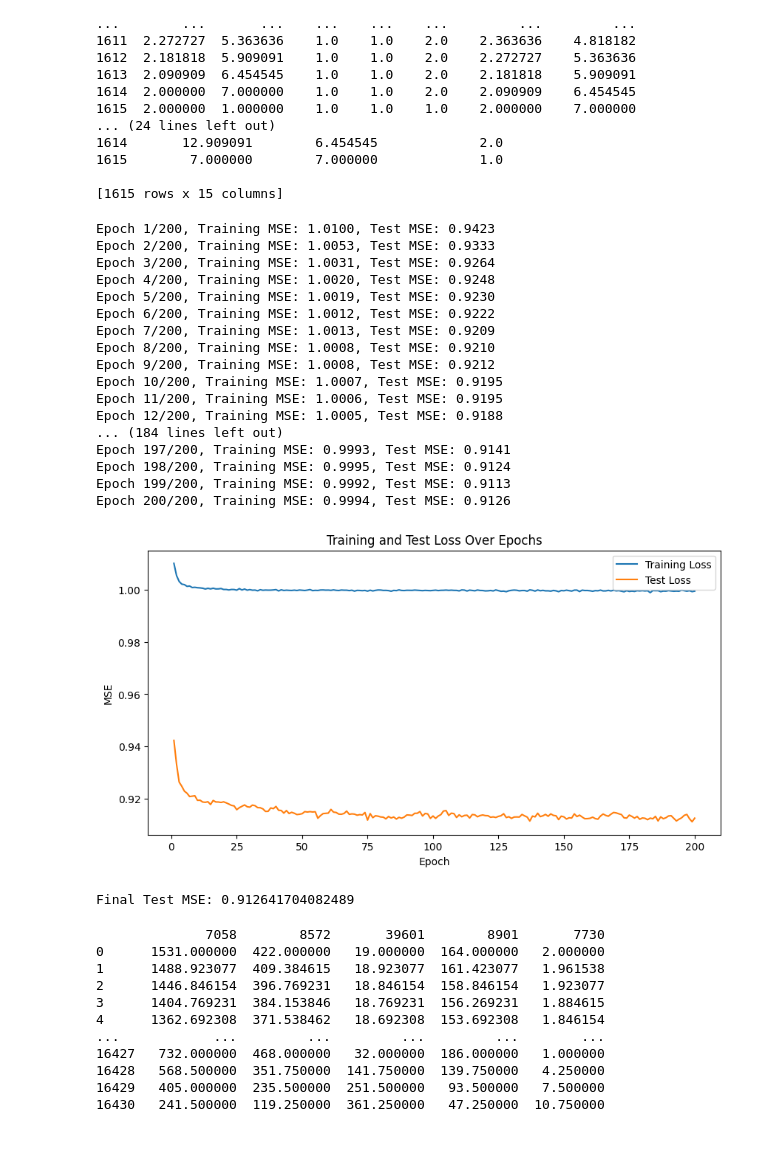
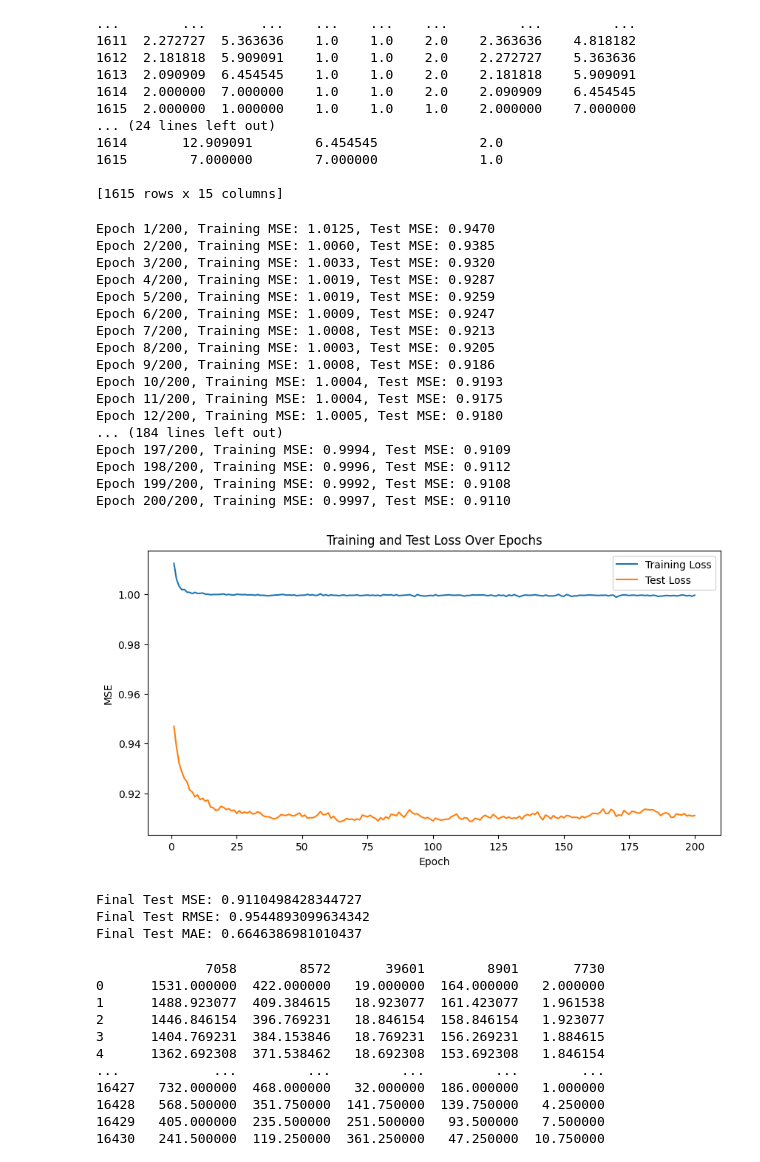
Before and after one commit to ANCP2021/ML-on-Graphs-Project, a Jupyter notebook: Models/Neural_Networks/LSTM_Modified.ipynb, the cells around one changed output. Cells and saved outputs as stored; diff of their text form; code cells hidden in the pictures.

```diff
--- a/Models/Neural_Networks/LSTM_Modified.ipynb
+++ b/Models/Neural_Networks/LSTM_Modified.ipynb
@@ -93,13 +92,24 @@ model = Sequential([
 ])
 
 model.compile(optimizer='adam', loss='mean_squared_error')
+
+mae_model = Sequential([
+    LSTM(10, activation='relu', input_shape=(1, x_train.shape[2])),
+    Dense(2)
+])
+mae_model.compile(optimizer='adam', loss='mean_absolute_error')
 # %%
 epochs = 200
 train_losses = []
 test_losses = []
 
+rmse_test = 0
+mae_test = 0
+
 for epoch in range(epochs):
     history = model.fit(x_train, y_train, validation_data=(x_test, y_test), epochs=1, batch_size=32, verbose=0)
+
+    mae_hist = mae_model.fit(x_train, y_train, validation_data=(x_test, y_test), epochs=1, batch_size=32, verbose=0)
 
     # Access losses directly from history object
     train_mse = history.history['loss'][-1]
@@ -109,6 +119,8 @@ for epoch in range(epochs):
     test_losses.append(test_mse)
 
     print(f'Epoch {epoch+1}/{epochs}, Training MSE: {train_mse:.4f}, Test MSE: {test_mse:.4f}')
+
+    mae_test = mae_hist.history['loss'][-1]
 
 # Plotting training and testing loss over epochs
 plt.figure(figsize=(10, 5))
@@ -122,5 +134,8 @@ plt.show()
 
 # Final evaluation
 final_mse_test = test_losses[-1]
+rmse_test = np.sqrt(final_mse_test)
 print(f'Final Test MSE: {final_mse_test}')
+print(f'Final Test RMSE: {rmse_test}')
+print(f'Final Test MAE: {mae_test}')
 # %% [output]
@@ -230,56 +247,74 @@ model = Sequential([
 ])
 
 model.compile(optimizer='adam', loss='mean_squared_error')
+
+mae_model = Sequential([
+    LSTM(10, activation='relu', input_shape=(1, x_train.shape[2])),
+    Dense(5)
+])
+mae_model.compile(optimizer='adam', loss='mean_absolute_error')
 # %%
 epochs = 200
 train_losses = []
 test_losses = []
 
+rmse_test = 0
+mae_test = 0
+
 for epoch in range(epochs):
     history = model.fit(x_train, y_train, validation_data=(x_test, y_test), epochs=1, batch_size=32, verbose=0)
+
+    mae_hist = mae_model.fit(x_train, y_train, validation_data=(x_test, y_test), epochs=1, batch_size=32, verbose=0)
 
     # Access losses directly from history object
     train_mse = history.history['loss'][-1]
     test_mse = history.history['val_loss'][-1]
 
     train_losses.append(train_mse)
     test_losses.append(test_mse)
 
     print(f'Epoch {epoch+1}/{epochs}, Training MSE: {train_mse:.4f}, Test MSE: {test_mse:.4f}')
+
+    mae_test = mae_hist.history['loss'][-1]
 
 # Plotting training and testing loss over epochs
 plt.figure(figsize=(10, 5))
 plt.plot(range(1, epochs+1), train_losses, label='Training Loss')
 plt.plot(range(1, epochs+1), test_losses, label='Test Loss')
 plt.xlabel('Epoch')
 plt.ylabel('MSE')
 plt.title('Training and Test Loss Over Epochs')
 plt.legend()
 plt.show()
 
 # Final evaluation
 final_mse_test = test_losses[-1]
+rmse_test = np.sqrt(final_mse_test)
 print(f'Final Test MSE: {final_mse_test}')
+print(f'Final Test RMSE: {rmse_test}')
+print(f'Final Test MAE: {mae_test}')
 # %% [output]
-Epoch 1/200, Training MSE: 1.0100, Test MSE: 0.9423
-Epoch 2/200, Training MSE: 1.0053, Test MSE: 0.9333
-Epoch 3/200, Training MSE: 1.0031, Test MSE: 0.9264
-Epoch 4/200, Training MSE: 1.0020, Test MSE: 0.9248
-Epoch 5/200, Training MSE: 1.0019, Test MSE: 0.9230
-Epoch 6/200, Training MSE: 1.0012, Test MSE: 0.9222
-Epoch 7/200, Training MSE: 1.0013, Test MSE: 0.9209
-Epoch 8/200, Training MSE: 1.0008, Test MSE: 0.9210
-Epoch 9/200, Training MSE: 1.0008, Test MSE: 0.9212
-Epoch 10/200, Training MSE: 1.0007, Test MSE: 0.9195
-Epoch 11/200, Training MSE: 1.0006, Test MSE: 0.9195
-Epoch 12/200, Training MSE: 1.0005, Test MSE: 0.9188
+Epoch 1/200, Training MSE: 1.0125, Test MSE: 0.9470
+Epoch 2/200, Training MSE: 1.0060, Test MSE: 0.9385
+Epoch 3/200, Training MSE: 1.0033, Test MSE: 0.9320
+Epoch 4/200, Training MSE: 1.0019, Test MSE: 0.9287
+Epoch 5/200, Training MSE: 1.0019, Test MSE: 0.9259
+Epoch 6/200, Training MSE: 1.0009, Test MSE: 0.9247
+Epoch 7/200, Training MSE: 1.0008, Test MSE: 0.9213
+Epoch 8/200, Training MSE: 1.0003, Test MSE: 0.9205
+Epoch 9/200, Training MSE: 1.0008, Test MSE: 0.9186
+Epoch 10/200, Training MSE: 1.0004, Test MSE: 0.9193
+Epoch 11/200, Training MSE: 1.0004, Test MSE: 0.9175
+Epoch 12/200, Training MSE: 1.0005, Test MSE: 0.9180
 ... (184 lines left out)
-Epoch 197/200, Training MSE: 0.9993, Test MSE: 0.9141
-Epoch 198/200, Training MSE: 0.9995, Test MSE: 0.9124
-Epoch 199/200, Training MSE: 0.9992, Test MSE: 0.9113
-Epoch 200/200, Training MSE: 0.9994, Test MSE: 0.9126
+Epoch 197/200, Training MSE: 0.9994, Test MSE: 0.9109
+Epoch 198/200, Training MSE: 0.9996, Test MSE: 0.9112
+Epoch 199/200, Training MSE: 0.9992, Test MSE: 0.9108
+Epoch 200/200, Training MSE: 0.9997, Test MSE: 0.9110
-[figure, old version]
+[figure, new version]
-Final Test MSE: 0.912641704082489
+Final Test MSE: 0.9110498428344727
+Final Test RMSE: 0.9544893099634342
+Final Test MAE: 0.6646386981010437
 # %%
 df = pd.read_csv('../../Datasets/study_213/top_5_213_linear.csv', usecols=['7058', '8572', '39601', '8901', '7730'])
 print(df)
```
Also changed, not shown: parts of 4 cells of this notebook, 3 other files.
